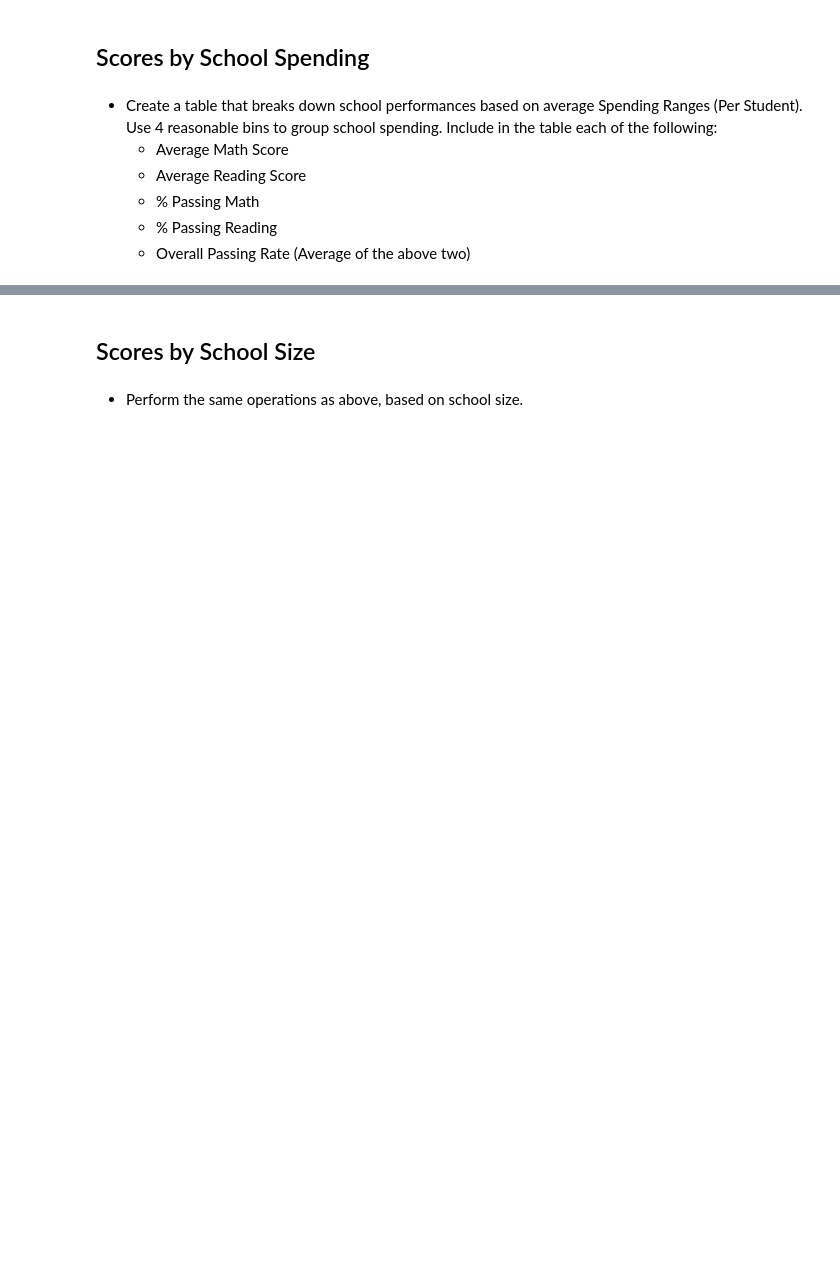
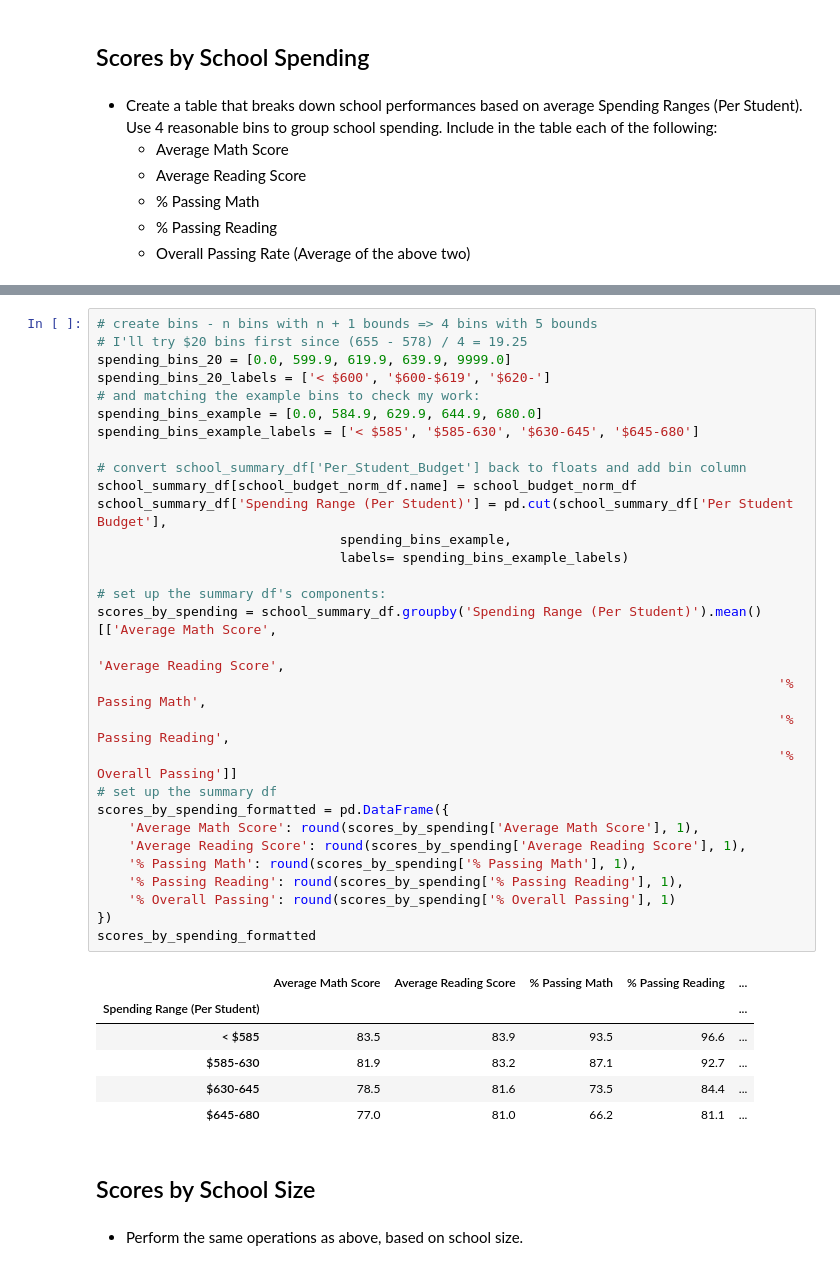
Before and after one commit to randallwvr90/pandas-challenge, a Jupyter notebook: PyCitySchools/PyCitySchools.ipynb, the cells around one changed output, grey strips where cells are left out. Cells and saved outputs as stored; diff of their text form; blank space fills up the shorter version.

```diff
--- a/PyCitySchools/PyCitySchools.ipynb
+++ b/PyCitySchools/PyCitySchools.ipynb
@@ -206,3 +273,40 @@ top_schools_df.sort_values('% Overall Passing').head(5)
+# %%
+# create bins - n bins with n + 1 bounds => 4 bins with 5 bounds
+# I'll try $20 bins first since (655 - 578) / 4 = 19.25
+spending_bins_20 = [0.0, 599.9, 619.9, 639.9, 9999.0]
+spending_bins_20_labels = ['< $600', '$600-$619', '$620-']
+# and matching the example bins to check my work:
+spending_bins_example = [0.0, 584.9, 629.9, 644.9, 680.0]
+spending_bins_example_labels = ['< $585', '$585-630', '$630-645', '$645-680']
+
+# convert school_summary_df['Per_Student_Budget'] back to floats and add bin column
+school_summary_df[school_budget_norm_df.name] = school_budget_norm_df
+school_summary_df['Spending Range (Per Student)'] = pd.cut(school_summary_df['Per Student Budget'],
+                               spending_bins_example,
+                               labels= spending_bins_example_labels)
+
+# set up the summary df's components:
+scores_by_spending = school_summary_df.groupby('Spending Range (Per Student)').mean()[['Average Math Score',
+                                                                                       'Average Reading Score',
+                                                                                       '% Passing Math',
+                                                                                       '% Passing Reading',
+                                                                                       '% Overall Passing']]
+# set up the summary df
+scores_by_spending_formatted = pd.DataFrame({
+    'Average Math Score': round(scores_by_spending['Average Math Score'], 1),
+    'Average Reading Score': round(scores_by_spending['Average Reading Score'], 1),
+    '% Passing Math': round(scores_by_spending['% Passing Math'], 1),
+    '% Passing Reading': round(scores_by_spending['% Passing Reading'], 1),
+    '% Overall Passing': round(scores_by_spending['% Overall Passing'], 1)
+})
+scores_by_spending_formatted
+# %% [output]
+|  | Average Math Score | Average Reading Score | % Passing Math | % Passing Reading | ... |
+| Spending Range (Per Student) |  |  |  |  | ... |
+| < $585 | 83.5 | 83.9 | 93.5 | 96.6 | ... |
+| $585-630 | 81.9 | 83.2 | 87.1 | 92.7 | ... |
+| $630-645 | 78.5 | 81.6 | 73.5 | 84.4 | ... |
+| $645-680 | 77.0 | 81.0 | 66.2 | 81.1 | ... |
 # %% [markdown]
 ## Scores by School Size
 # %% [markdown]
```
Also changed, not shown: parts of 16 cells of this notebook.
